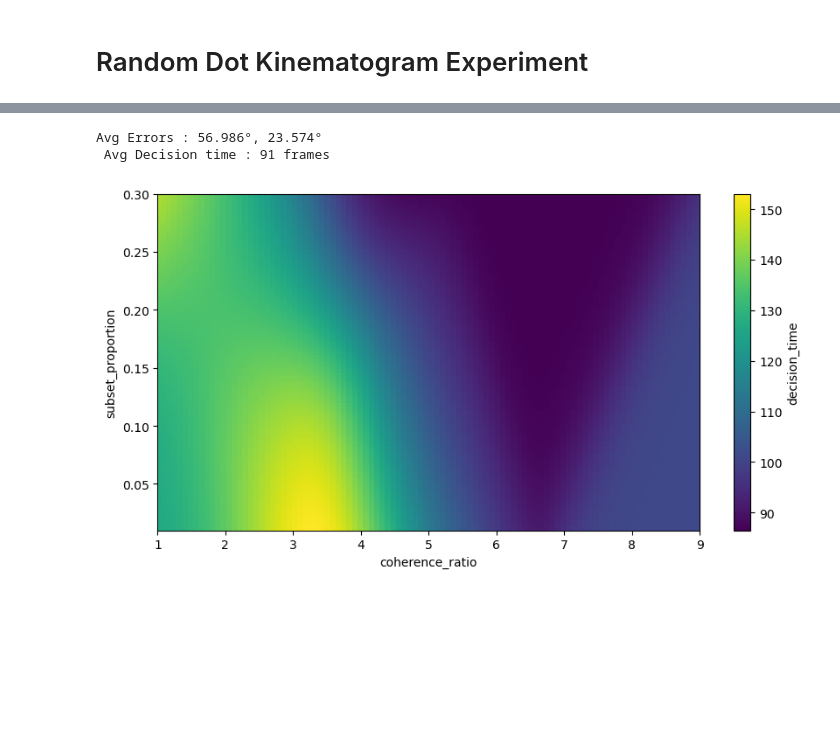
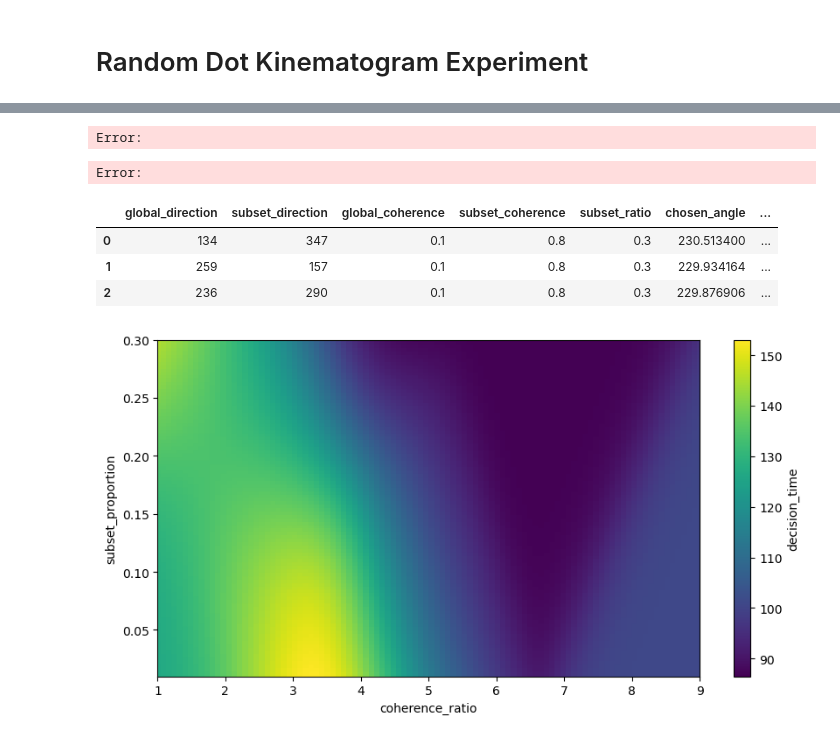
Before and after one commit to GabrielBena/pygame_rdk, a Jupyter notebook: experiment.ipynb, the cells around one changed output, grey strips where cells are left out. Cells and saved outputs as stored; diff of their text form; code cells hidden in the pictures; blank space fills up the shorter version.

```diff
--- a/experiment.ipynb
+++ b/experiment.ipynb
@@ -9,11 +13,21 @@ import dataclasses
 %load_ext autoreload
 %autoreload 2
 # %%
-#Will take around 3 min !
+run_exp = True
+
+path = "experiments/gabriel/"
+path += sorted(os.listdir(path))[-1]
+path = None
+
 params = Params(N_TRIALS_PER_BATCH=3, N_BATCH=25)
-exp = Experiment(params, save_data=False, save_gif=False, randomize=True)
-exp.run()
-print(f"Avg Errors : {exp.results[:, 1].mean():.3f}°, {exp.results[:, 2].mean():.3f}° \n Avg Decision time : {exp.results[-1].mean() :.0f} frames")
+exp = Experiment(params, path, save_data=False, save_gif=False, randomize=True)
+
+# Will take around 3 min !
+if run_exp:
+    exp.run()
+    print(
+        f"Avg Errors : {exp.results[:, 1].mean():.3f}°, {exp.results[:, 2].mean():.3f}° \n Avg Decision time : {exp.results[-1].mean() :.0f} frames"
+    )
 # %% [output]
-Avg Errors : 56.986°, 23.574°
- Avg Decision time : 91 frames
+Error:
+Error:
@@ -20 +36,8 @@ Avg Errors : 56.986°, 23.574°
+# %%
+pd.read_csv(path + '/results_3.csv', index_col=0)
+# %% [output]
+|  | global_direction | subset_direction | global_coherence | subset_coherence | subset_ratio | chosen_angle | ... |
+| 0 | 134 | 347 | 0.1 | 0.8 | 0.3 | 230.513400 | ... |
+| 1 | 259 | 157 | 0.1 | 0.8 | 0.3 | 229.934164 | ... |
+| 2 | 236 | 290 | 0.1 | 0.8 | 0.3 | 229.876906 | ... |
 # %%
```
Also changed, not shown: parts of 3 cells of this notebook, 1 other file.
